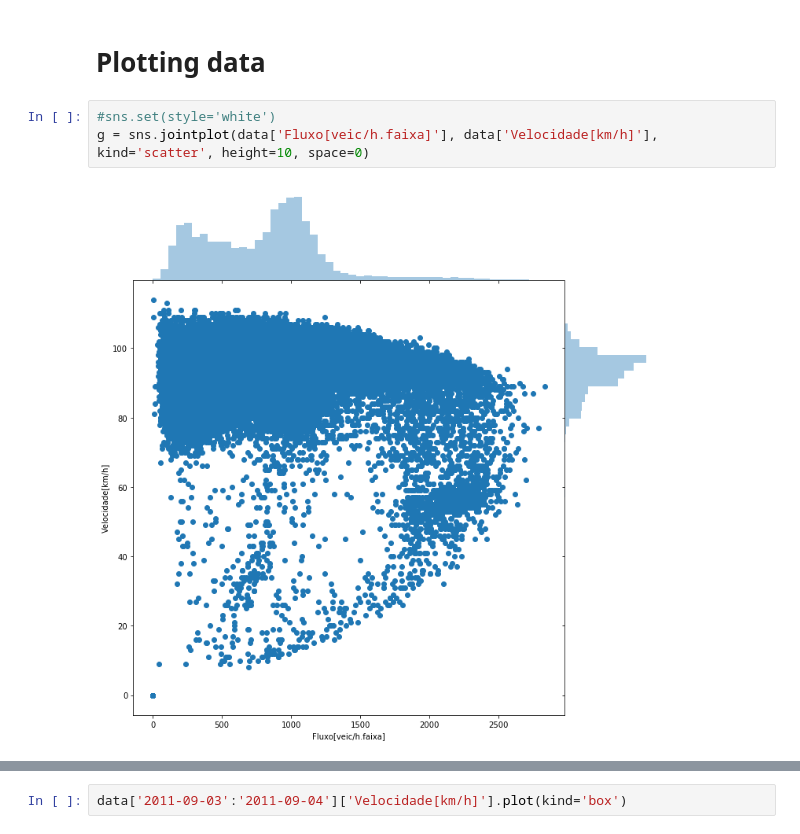
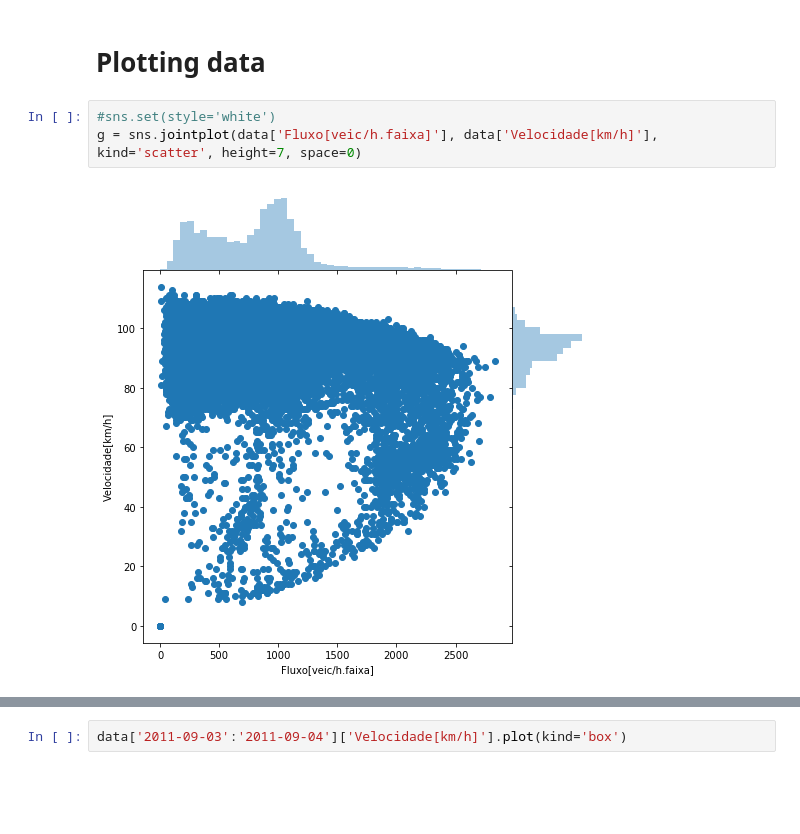
Before and after one commit to albnc/WaveletTrafficAnalysis, a Jupyter notebook: waveAnalysis.ipynb, the cells around one changed output, grey strips where cells are left out. Drawn from its saved outputs; the diff is of its cells as text; blank space fills up the shorter version.

```diff
--- a/waveAnalysis.ipynb
+++ b/waveAnalysis.ipynb
@@ -177,6 +178,6 @@ plt.show()
 # Plotting data
 # %%
 #sns.set(style='white')
-g = sns.jointplot(data['Fluxo[veic/h.faixa]'], data['Velocidade[km/h]'], kind='scatter', height=10, space=0)
+g = sns.jointplot(data['Fluxo[veic/h.faixa]'], data['Velocidade[km/h]'], kind='scatter', height=7, space=0)
 # %% [output]
-[figure, old version]
+[figure, new version]
```
Also changed, not shown: parts of 33 cells of this notebook, 1 other file.
